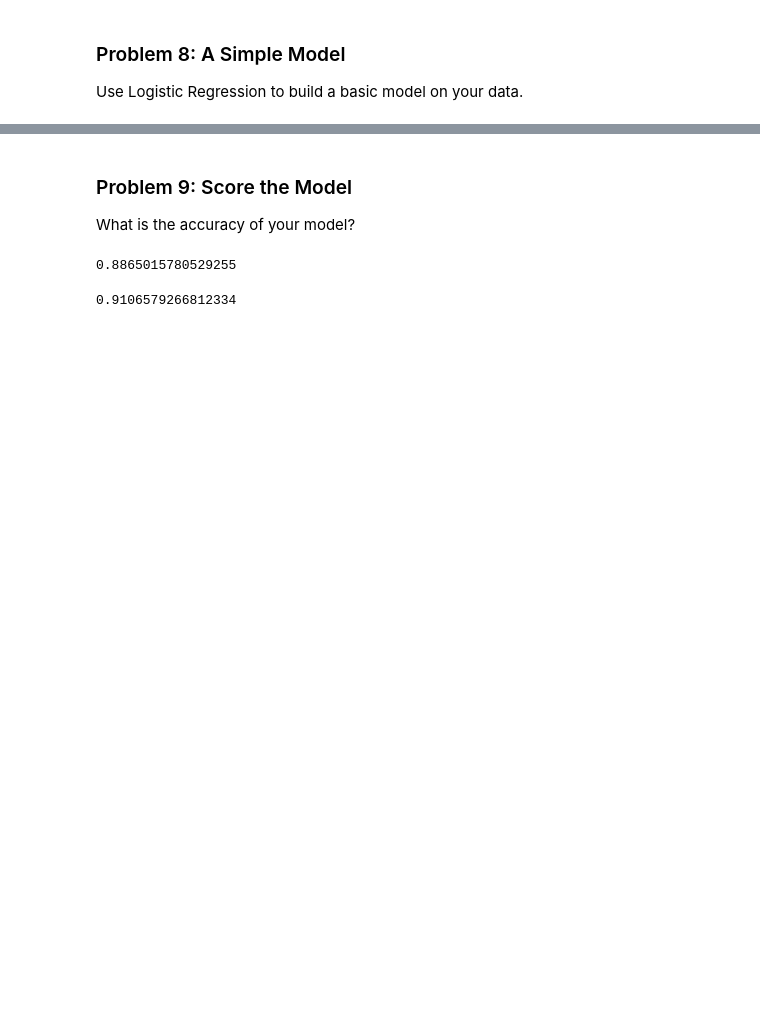
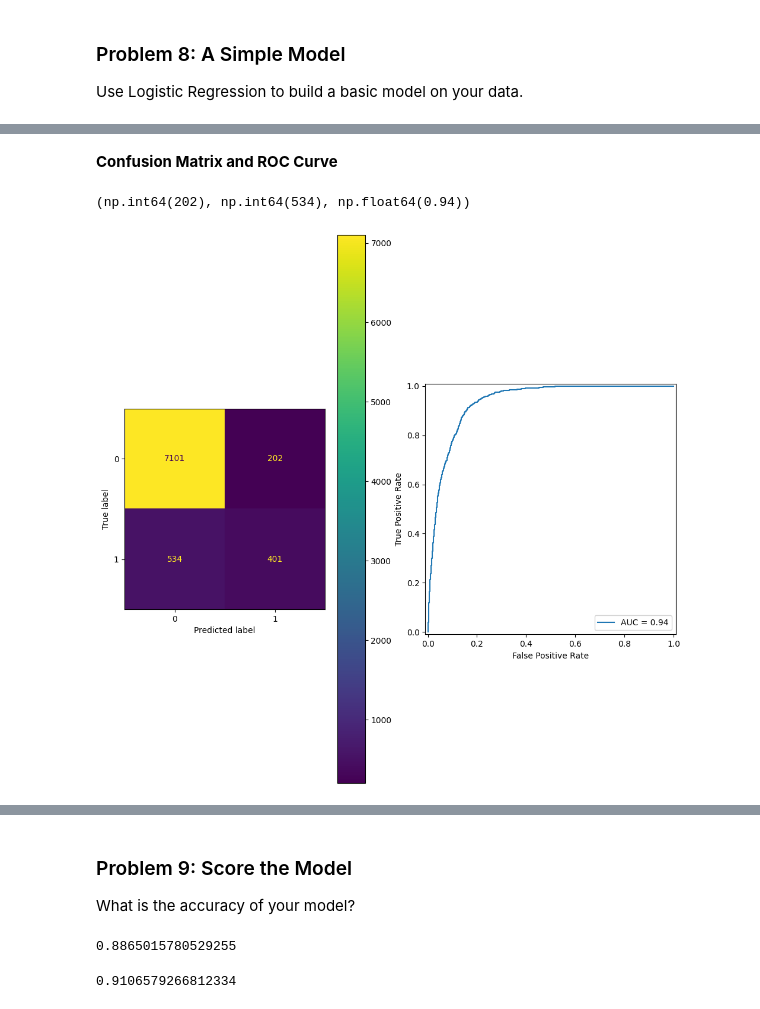
Before and after one commit to hemantborse/Practical-Application-3, a Jupyter notebook: prompt_III.ipynb, the cells around one changed output, grey strips where cells are left out. Drawn from its saved outputs; the diff is of its cells as text; code cells hidden in the pictures; blank space fills up the shorter version.

```diff
--- a/prompt_III.ipynb
+++ b/prompt_III.ipynb
@@ -273,0 +287,30 @@ Pipeline(steps=[('transformer',
+# %% [markdown]
+**Confusion Matrix and ROC Curve**
+# %%
+from sklearn.metrics import auc as skl_auc
+
+fig, ax = plt.subplots(1, 2)
+fig.set_size_inches(12, 12)
+
+preds = lgr_pipe.predict(X_test)
+
+# Confusion Matrix
+conf_matrix = confusion_matrix(y_test, preds)
+disp1 = ConfusionMatrixDisplay(conf_matrix)
+disp1.plot(ax=ax[0])
+
+# ROC Curve
+y_score = lgr_pipe.predict_proba(X_test)[:, 1]
+fpr, tpr, thresholds = roc_curve(y_test, y_score, pos_label='yes')
+roc_auc_value = skl_auc(fpr, tpr)
+
+disp2 = RocCurveDisplay(fpr=fpr, tpr=tpr, roc_auc=roc_auc_value)
+disp2.plot(ax=ax[1])
+
+fp = conf_matrix[0][1]
+fn = conf_matrix[1][0]
+auc = round(roc_auc_value, 2)
+fp, fn, auc
+# %% [output]
+(np.int64(202), np.int64(534), np.float64(0.94))
+[figure, added]
```
Also changed, not shown: parts of 12 cells of this notebook.
